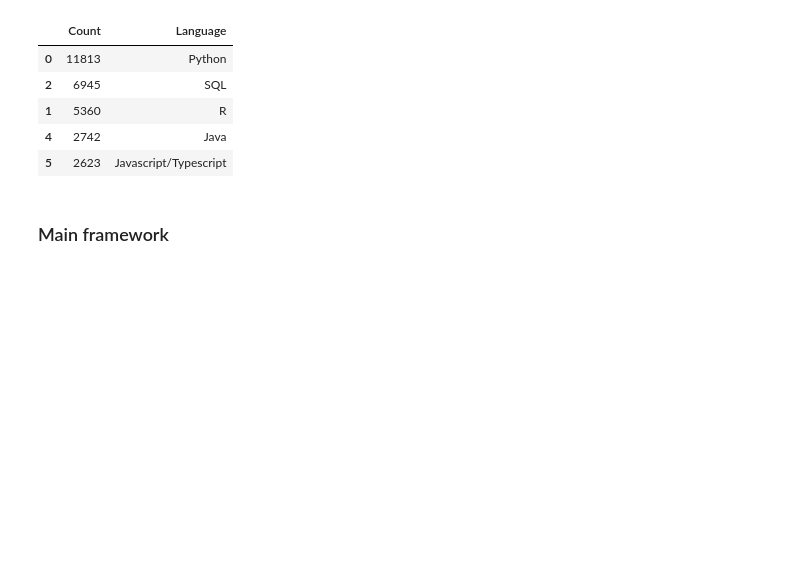
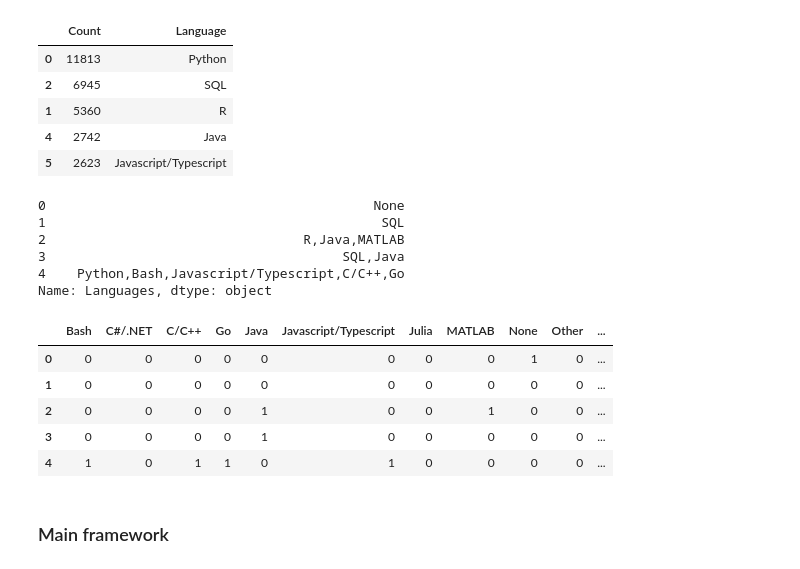
Before and after one commit to ruoyucad/DataForGood, a Jupyter notebook: Data Modelling.ipynb, the cells around one changed output. Cells and saved outputs as stored; diff of their text form; code cells hidden in the pictures; blank space fills up the shorter version.

Commit message:
added head

```diff
--- a/Data Modelling.ipynb
+++ b/Data Modelling.ipynb
@@ -37,6 +37,24 @@ language_useage.sort_values(by=['Count'],ascending=False).head()
 data['Languages'] = data[data.filter(regex=("Q16.*")).columns[:-1]].apply(
     lambda x: ','.join(x.dropna().astype(str)),axis=1)
 language = data['Languages'].str.get_dummies(sep=',')
+# %%
+data['Languages'].head()
+# %% [output]
+0                                          None
+1                                           SQL
+2                                 R,Java,MATLAB
+3                                      SQL,Java
+4    Python,Bash,Javascript/Typescript,C/C++,Go
+Name: Languages, dtype: object
+# %%
+language.head()
+# %% [output]
+|  | Bash | C#/.NET | C/C++ | Go | Java | Javascript/Typescript | Julia | MATLAB | None | Other | ... |
+| 0 | 0 | 0 | 0 | 0 | 0 | 0 | 0 | 0 | 1 | 0 | ... |
+| 1 | 0 | 0 | 0 | 0 | 0 | 0 | 0 | 0 | 0 | 0 | ... |
+| 2 | 0 | 0 | 0 | 0 | 1 | 0 | 0 | 1 | 0 | 0 | ... |
+| 3 | 0 | 0 | 0 | 0 | 1 | 0 | 0 | 0 | 0 | 0 | ... |
+| 4 | 1 | 0 | 1 | 1 | 0 | 1 | 0 | 0 | 0 | 0 | ... |
 # %% [markdown]
 ### Main framework
 # %%
```
Also changed, not shown: parts of 1 cell of this notebook.
